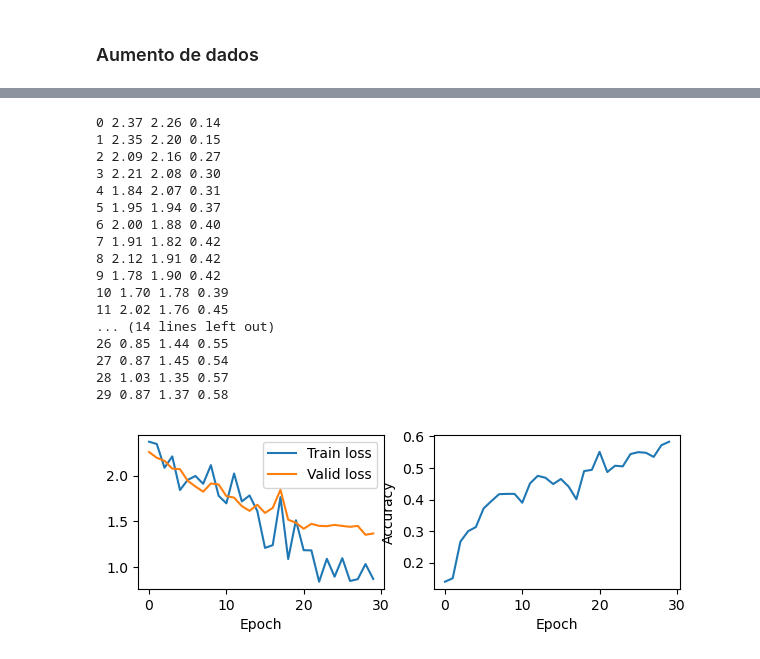
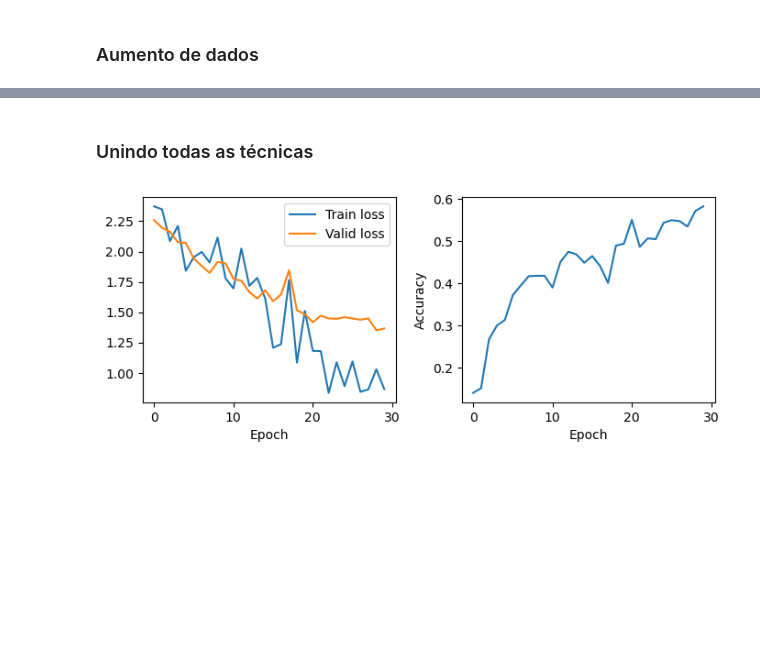
Before and after one commit to chcomin/curso-visao-computacional-2024, a Jupyter notebook: M05_estabilizacao_de_redes_modernas/1 - Regularização.ipynb, the cells around one changed output, grey strips where cells are left out. Cells and saved outputs as stored; diff of their text form; code cells hidden in the pictures; blank space fills up the shorter version.

```diff
--- a/M05_estabilizacao_de_redes_modernas/1 - Regularização.ipynb
+++ b/M05_estabilizacao_de_redes_modernas/1 - Regularização.ipynb
@@ -54,10 +42,11 @@ train.plot_log(logger)
 # %% [markdown]
 ### Regularização L2 (weight decay)
 # %%
+%%time
 torch.random.manual_seed(0)
 model = Model()
 
 logger = train.train(model, ds_train, ds_valid, bs=10, num_epochs=30, lr=0.1,
-                     weight_decay=0.4, verbose=True)
+                     weight_decay=0.4)
 train.plot_log(logger)
 # %% [output]
@@ -84,10 +58,11 @@ train.plot_log(logger)
 
 Treinamento a rede com um batch size menor também possui um efeito de regularização
 # %%
+%%time
 torch.random.manual_seed(0)
 model = Model()
 
 logger = train.train(model, ds_train, ds_valid, bs=2, num_epochs=30, lr=0.01,
-                     weight_decay=0., verbose=True)
+                     weight_decay=0.)
 train.plot_log(logger)
 # %% [output]
@@ -142,6 +104,7 @@ tensor([1., 2., 3., 4., 5., 6.])
 
 Dropout possui uma analogia com a técnica de boosting em machine learning. Para a rede ter boa performance, ela precisa ter diversas "subredes" que classificam bem as imagens, pois atributos são aleatoriamente apagados.
 # %%
+%%time
 class ModelDrop(nn.Module):
     def __init__(self):
         super().__init__()
@@ -162,6 +125,6 @@ torch.random.manual_seed(0)
 model = ModelDrop()
 
 logger = train.train(model, ds_train, ds_valid, bs=10, num_epochs=30, lr=0.1,
-                     weight_decay=0., verbose=True)
+                     weight_decay=0.)
 train.plot_log(logger)
 # %% [output]
@@ -198,8 +146,9 @@ plt.imshow(ds_train[0][0][0], 'gray')
 # %%
+%%time
 torch.random.manual_seed(0)
 model = Model()
 
 logger = train.train(model, ds_train, ds_valid, bs=10, num_epochs=30, lr=0.1,
-                     weight_decay=0., verbose=True)
+                     weight_decay=0.)
 train.plot_log(logger)
 # %% [output]
@@ -224,26 +158,11 @@ train.plot_log(logger)
+# %% [markdown]
+### Unindo todas as técnicas
 # %%
 torch.random.manual_seed(0)
 model = ModelDrop()
 
 logger = train.train(model, ds_train, ds_valid, bs=2, num_epochs=30, lr=0.02,
-                     weight_decay=0.001, verbose=True)
+                     weight_decay=0.001)
 train.plot_log(logger)
 # %% [output]
-0 2.37 2.26 0.14
-1 2.35 2.20 0.15
-2 2.09 2.16 0.27
-3 2.21 2.08 0.30
-4 1.84 2.07 0.31
-5 1.95 1.94 0.37
-6 2.00 1.88 0.40
-7 1.91 1.82 0.42
-8 2.12 1.91 0.42
-9 1.78 1.90 0.42
-10 1.70 1.78 0.39
-11 2.02 1.76 0.45
-... (14 lines left out)
-26 0.85 1.44 0.55
-27 0.87 1.45 0.54
-28 1.03 1.35 0.57
-29 0.87 1.37 0.58
-[figure, old version]
+[figure, new version]
```
Also changed, not shown: parts of 10 cells of this notebook, 26 other files.
